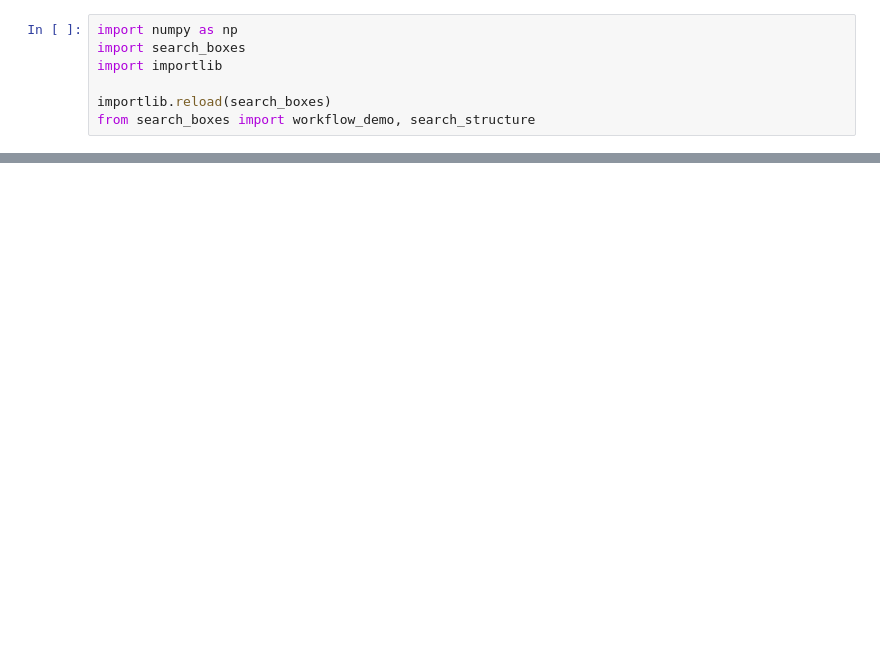
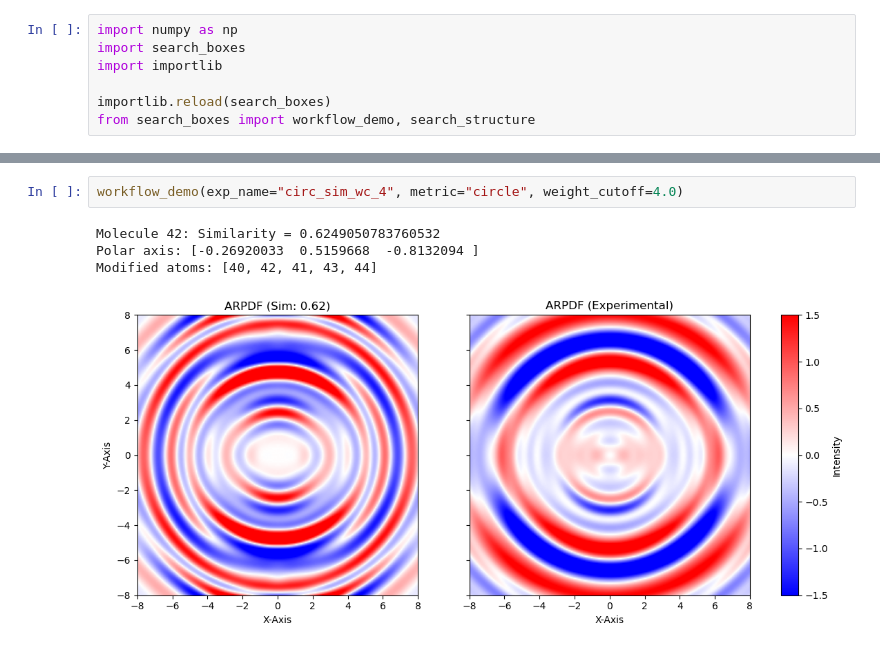
Before and after one commit to tfzx/ARPDF, a Jupyter notebook: search_boxes-example.ipynb, the cells around one changed output, grey strips where cells are left out. Cells and saved outputs as stored; diff of their text form; blank space fills up the shorter version.

```diff
--- a/search_boxes-example.ipynb
+++ b/search_boxes-example.ipynb
@@ -16,0 +15,7 @@ Modified atoms: [340, 344, 341, 342, 343]
+# %%
+workflow_demo(exp_name="circ_sim_wc_4", metric="circle", weight_cutoff=4.0)
+# %% [output]
+Molecule 42: Similarity = 0.6249050783760532
+Polar axis: [-0.26920033  0.5159668  -0.8132094 ]
+Modified atoms: [40, 42, 41, 43, 44]
+[figure, added]
```
Also changed, not shown: parts of 4 cells of this notebook, 3 other files.
